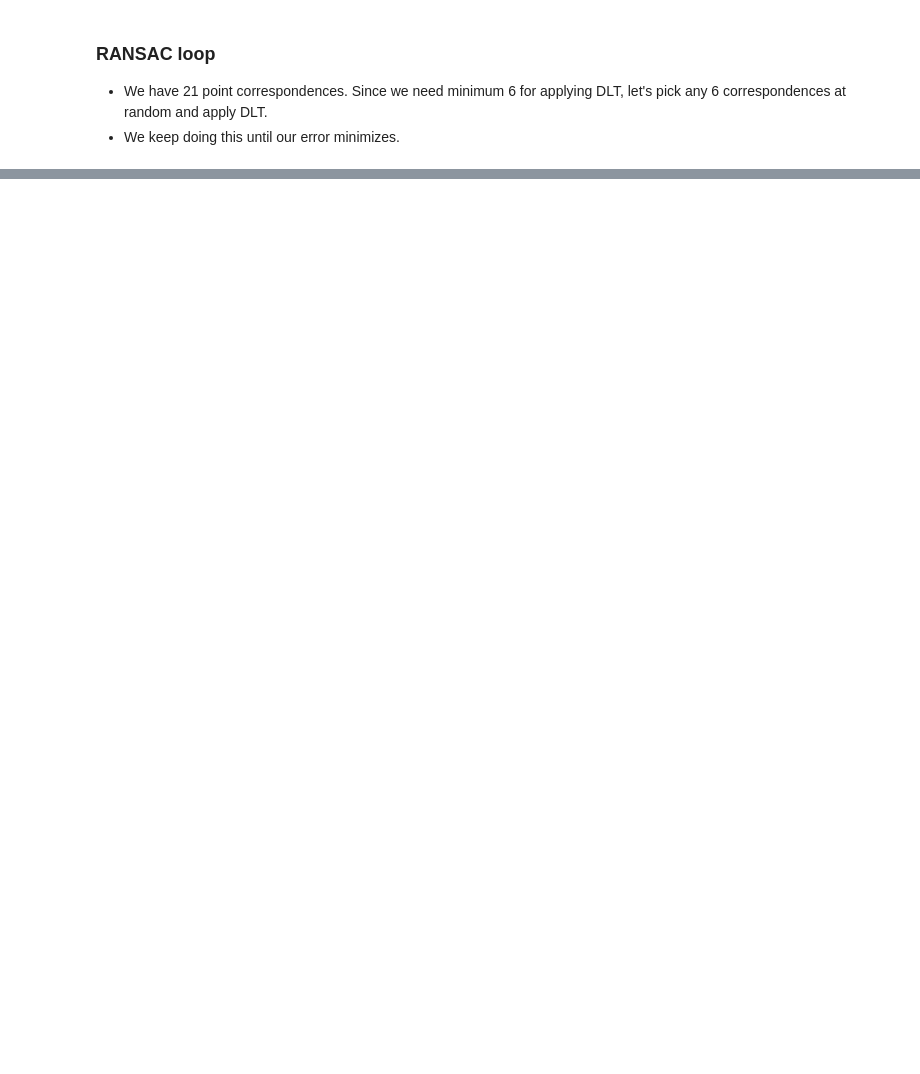
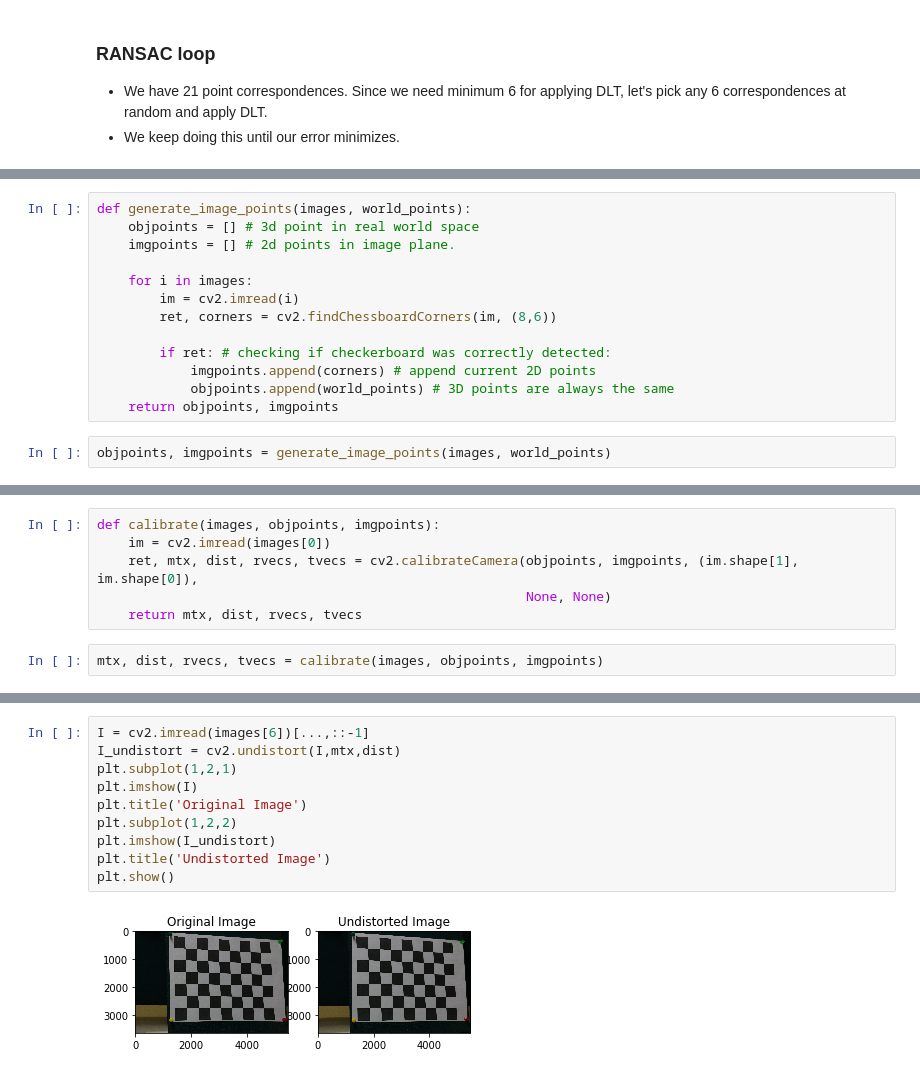
Before and after one commit to BonJovi1/Camera-Calibration, a Jupyter notebook: code.ipynb, the cells around one changed output, grey strips where cells are left out. Cells and saved outputs as stored; diff of their text form; blank space fills up the shorter version.

```diff
--- a/code.ipynb
+++ b/code.ipynb
@@ -339,0 +394,15 @@ for fname in images:
+# %%
+def generate_image_points(images, world_points):
+    objpoints = [] # 3d point in real world space
+    imgpoints = [] # 2d points in image plane.
+
+    for i in images:
+        im = cv2.imread(i)
+        ret, corners = cv2.findChessboardCorners(im, (8,6))
+
+        if ret: # checking if checkerboard was correctly detected:
+            imgpoints.append(corners) # append current 2D points
+            objpoints.append(world_points) # 3D points are always the same
+    return objpoints, imgpoints
+# %%
+objpoints, imgpoints = generate_image_points(images, world_points)
@@ -339,0 +412,8 @@ for fname in images:
+# %%
+def calibrate(images, objpoints, imgpoints):
+    im = cv2.imread(images[0])
+    ret, mtx, dist, rvecs, tvecs = cv2.calibrateCamera(objpoints, imgpoints, (im.shape[1], im.shape[0]),
+                                                       None, None)
+    return mtx, dist, rvecs, tvecs
+# %%
+mtx, dist, rvecs, tvecs = calibrate(images, objpoints, imgpoints)
@@ -347,0 +528,12 @@ def eulerAnglesToRotationMatrix(theta) :
+# %%
+I = cv2.imread(images[6])[...,::-1]
+I_undistort = cv2.undistort(I,mtx,dist)
+plt.subplot(1,2,1)
+plt.imshow(I)
+plt.title('Original Image')
+plt.subplot(1,2,2)
+plt.imshow(I_undistort)
+plt.title('Undistorted Image')
+plt.show()
+# %% [output]
+[figure, added]
```
Also changed, not shown: parts of 36 cells of this notebook.
